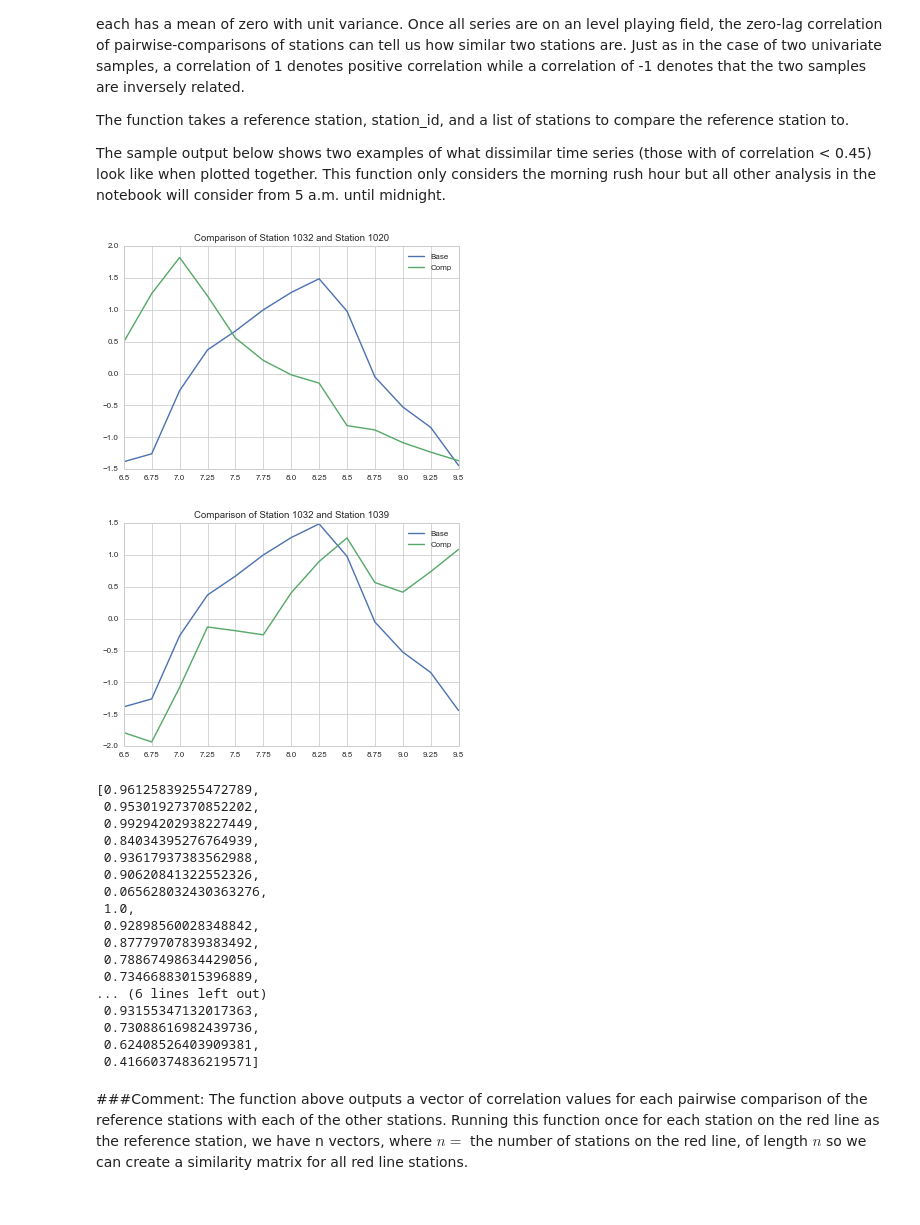
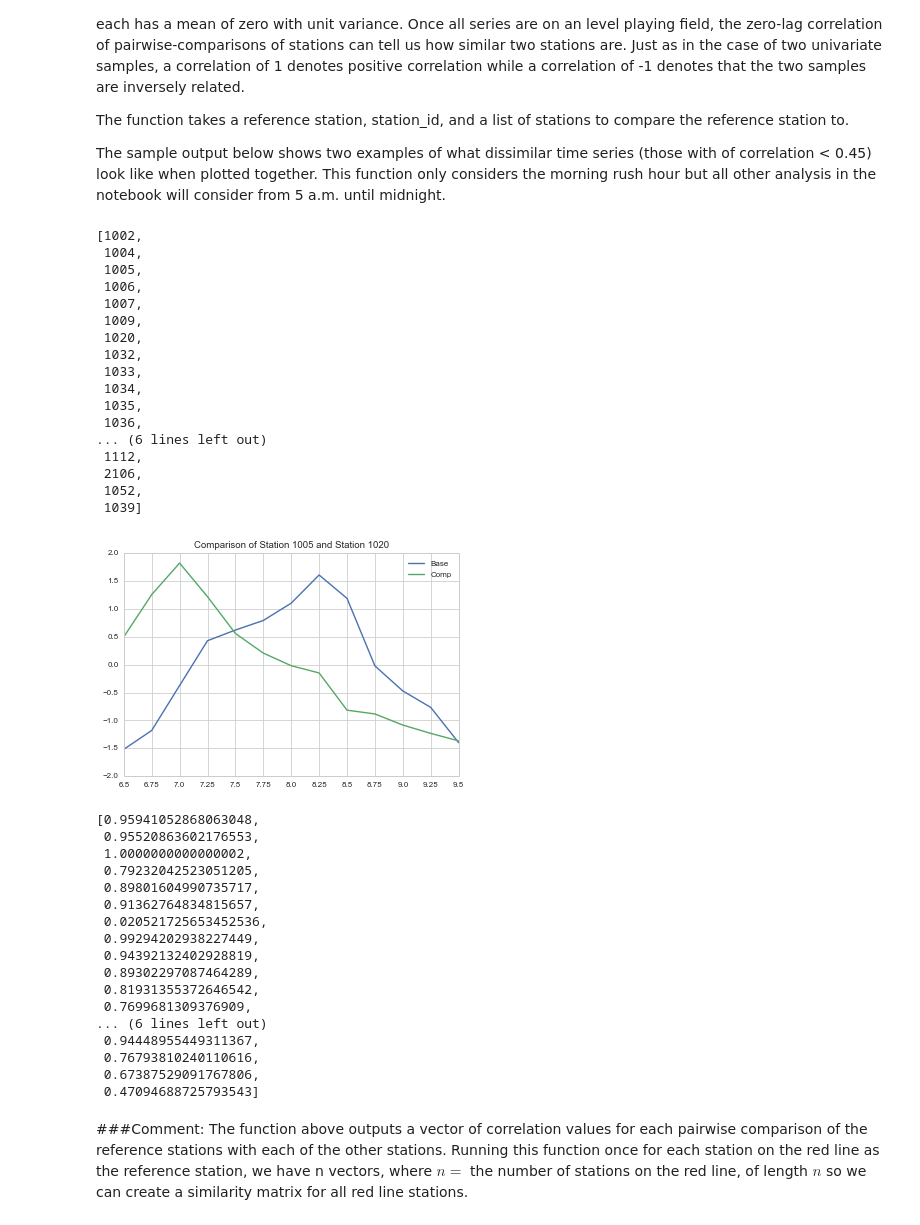
Before and after one commit to azampagl/harvard-capstone, a Jupyter notebook: src/exploration/Comparing Stations.ipynb, the cells around one changed output. Saved outputs shown, nothing was run; the diff lists cells and outputs as text; code cells hidden in the pictures.

Commit message:
Added new images to similar stations directory. Finished weather notebook

```diff
--- a/src/exploration/Comparing Stations.ipynb
+++ b/src/exploration/Comparing Stations.ipynb
@@ -109,6 +116,26 @@ Considering that we can compute the average weekday entries for each 15 minute i
 The function takes a reference station, station_id, and a list of stations to compare the reference station to.
 
 The sample output below shows two examples of what dissimilar time series (those with of correlation < 0.45) look like when plotted together. This function only considers the morning rush hour but all other analysis in the notebook will consider from 5 a.m. until midnight.
+# %%
+red_stations_ids
+# %% [output]
+[1002,
+ 1004,
+ 1005,
+ 1006,
+ 1007,
+ 1009,
+ 1020,
+ 1032,
+ 1033,
+ 1034,
+ 1035,
+ 1036,
+... (6 lines left out)
+ 1112,
+ 2106,
+ 1052,
+ 1039]
 # %%
 ## Want to compare portions of time series across various stations.
 
@@ -130,53 +157,52 @@ def compare_series(station_id,comparison_station=False,begin_time=4.5,end_time=9
     correlations=[]
     count=0
 
     for station in comparison_station:
 
         comp_records=station_records[(station_records['locationid']==station)]
         comp_grouping=comp_records[['servicetime_fraction','servicedate','entries']].groupby('servicetime_fraction')
         comp_entries=comp_grouping.agg(np.mean)['entries']
 
         comp_entries_scaled=preprocessing.scale(comp_entries)
 
         # np.correlate for two series of the same length returns a correlation which is <= length of the two series
         # since each pairwise comparison of the terms can yield an individual correlation of 1. Want to think of correlation
         # of series from [-1,1] so I divided by the length of the series
         correlations.append((np.correlate(base_entries_scaled,comp_entries_scaled)*1.0/len(base_entries_scaled))[0])
 
         # Print dissimilar stations
         if(print_plot& (correlations[count]<0.45)):
             plt.plot(base_entries_scaled,label='Base')
             plt.plot(comp_entries_scaled,label='Comp')
             plt.title('Comparison of Station '+str(station_id)+' and Station '+str(station))
             plt.legend()
             plt.xticks(range(13), list(comp_entries.index))
             plt.show()
         count+=1
 
     return correlations
 
 # sample output
-compare_series(1032,comparison_station=red_stations_ids,begin_time=6.5,end_time=9.5,print_plot=True)
+compare_series(1005,comparison_station=red_stations_ids,begin_time=6.5,end_time=9.5,print_plot=True)
 # %% [output]
-[figure, old version]
+[figure, new version]
-[figure, removed]
-[0.96125839255472789,
- 0.95301927370852202,
+[0.95941052868063048,
+ 0.95520863602176553,
+ 1.0000000000000002,
+ 0.79232042523051205,
+ 0.89801604990735717,
+ 0.91362764834815657,
+ 0.020521725653452536,
  0.99294202938227449,
- 0.84034395276764939,
- 0.93617937383562988,
- 0.90620841322552326,
- 0.065628032430363276,
- 1.0,
- 0.92898560028348842,
- 0.87779707839383492,
- 0.78867498634429056,
- 0.73466883015396889,
+ 0.94392132402928819,
+ 0.89302297087464289,
+ 0.81931355372646542,
+ 0.7699681309376909,
 ... (6 lines left out)
- 0.93155347132017363,
- 0.73088616982439736,
- 0.62408526403909381,
- 0.41660374836219571]
+ 0.94448955449311367,
+ 0.76793810240110616,
+ 0.67387529091767806,
+ 0.47094688725793543]
 # %% [markdown]
 ###Comment:
 The function above outputs a vector of correlation values for each pairwise comparison of the reference stations with each of the other stations. Running this function once for each station on the red line as the reference station, we have n vectors, where $n =$ the number of stations on the red line, of length $n$ so we can create a similarity matrix for all red line stations.
```
Also changed, not shown: parts of 1 cell of this notebook, 10 other files.
